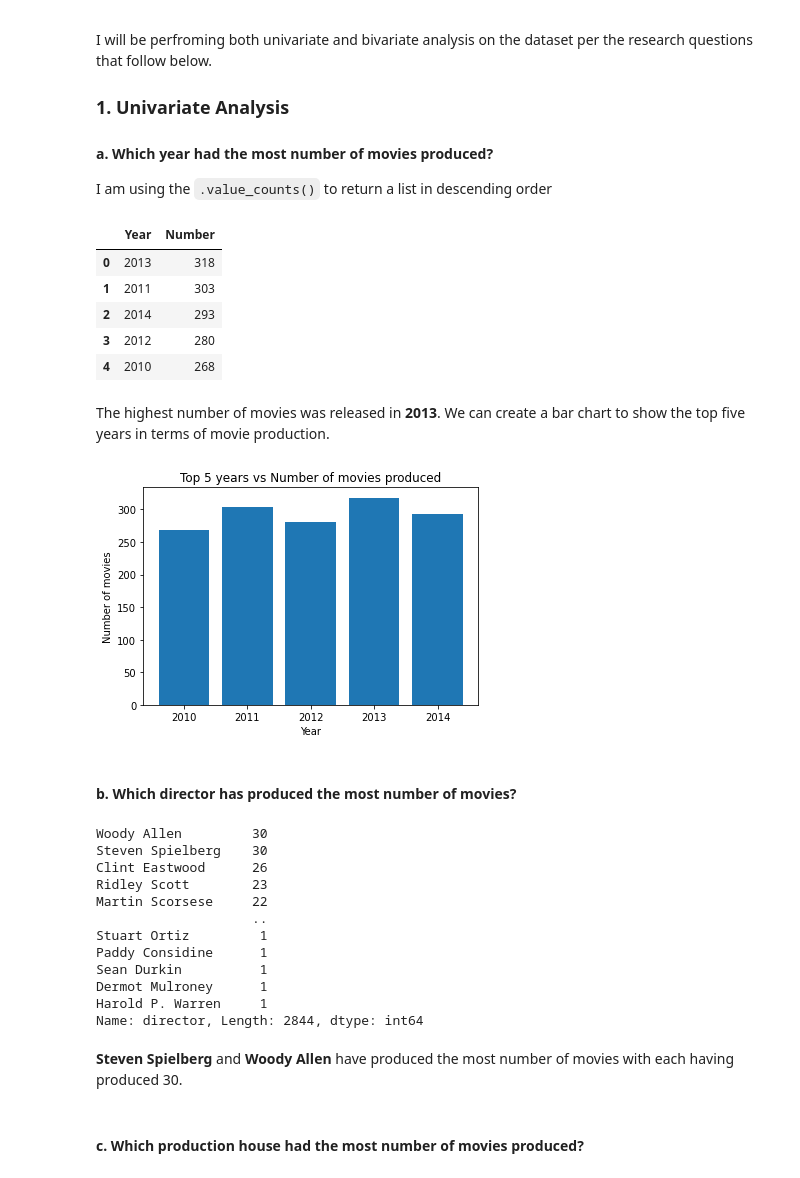
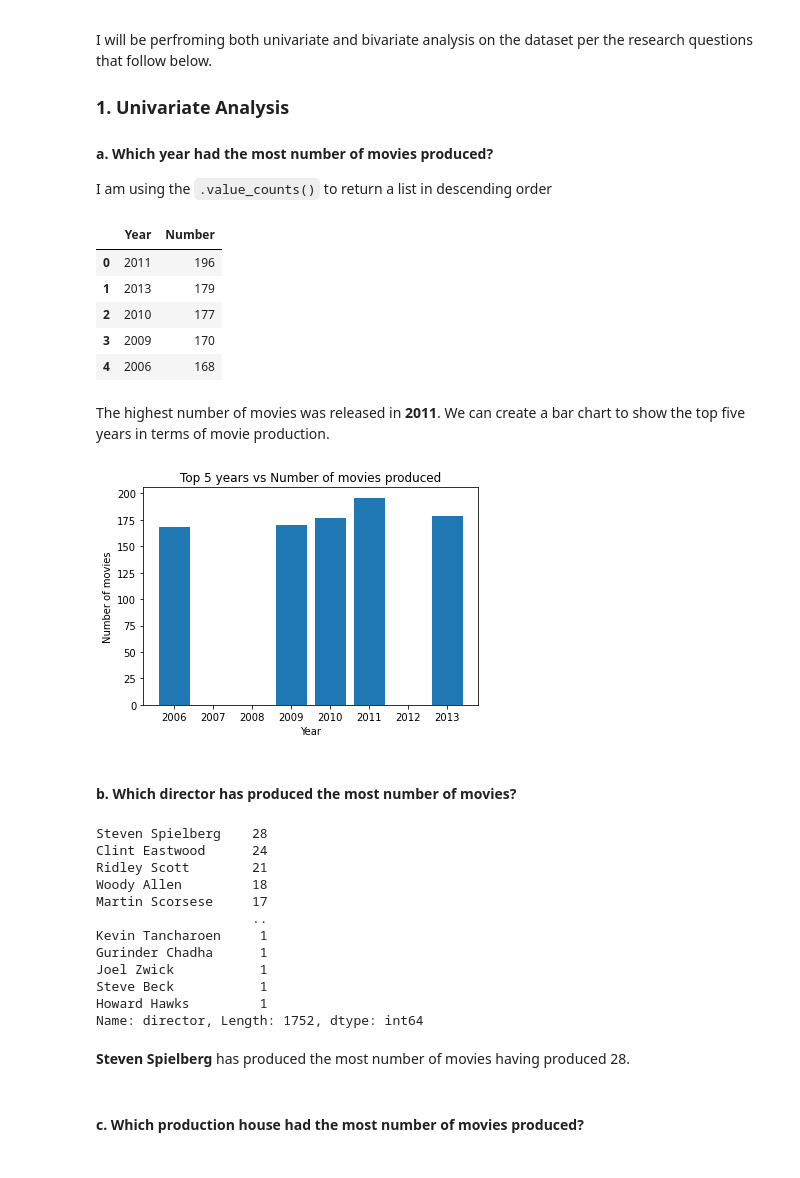
Before and after one commit to fayeee-e/TMDB-Movie-Analysis, a Jupyter notebook: investigate-a-dataset.ipynb, the cells around one changed output. Drawn from its saved outputs; the diff is of its cells as text; code cells hidden in the pictures.

```diff
--- a/investigate-a-dataset.ipynb
+++ b/investigate-a-dataset.ipynb
@@ -188,6 +208,6 @@ Index(['popularity', 'budget', 'revenue', 'original_title', 'cast', 'director',
 From our basic summary statistic, the columns `budget` and `revenue` had zero values that could be brought about by various reasons like wrong data entry or the information not existing. For eligibility purpose, I will drop all the zero observations.
 # %%
 #droping zero values in budget and revenue columns and checking the shape of our trimmed dataset
-df.drop(df[(df['budget']==0) & (df['revenue']==0)].index, inplace=True)
+df.drop(df[(df['budget']==0) | (df['revenue']==0)].index, inplace=True)
 df.shape
 # %% [output]
@@ -233,22 +253,23 @@ year_most = pd.DataFrame(year_most).reset_index().rename(columns={'index':'Year'
 year_most.head()
 # %% [output]
 |  | Year | Number |
-| 0 | 2013 | 318 |
-| 1 | 2011 | 303 |
-| 2 | 2014 | 293 |
-| 3 | 2012 | 280 |
-| 4 | 2010 | 268 |
+| 0 | 2011 | 196 |
+| 1 | 2013 | 179 |
+| 2 | 2010 | 177 |
+| 3 | 2009 | 170 |
+| 4 | 2006 | 168 |
 # %% [markdown]
-The highest number of movies was released in **2013**. We can create a bar chart to show the top five years in terms of movie production.
+The highest number of movies was released in **2011**. We can create a bar chart to show the top five years in terms of movie production.
 # %%
-plt_data = year_most.head()
+#plt_data = year_most.head()
+plt_data = year_most.sort_values('Number', ascending=False).head()
 plt.bar(plt_data['Year'],plt_data['Number'])
 plt.title('Top 5 years vs Number of movies produced')
 plt.ylabel('Number of movies')
 plt.xlabel('Year')
 plt.show()
 # %% [output]
-[figure, old version]
+[figure, new version]
 # %% [markdown]
 #### b. Which director has produced the most number of movies?
 # %%
@@ -256,20 +277,20 @@ director_df = split_values('director')
 #director_df.shape
 director_df['director'].value_counts()
 # %% [output]
-Woody Allen         30
-Steven Spielberg    30
-Clint Eastwood      26
-Ridley Scott        23
-Martin Scorsese     22
+Steven Spielberg    28
+Clint Eastwood      24
+Ridley Scott        21
+Woody Allen         18
+Martin Scorsese     17
                     ..
-Stuart Ortiz         1
-Paddy Considine      1
-Sean Durkin          1
-Dermot Mulroney      1
-Harold P. Warren     1
-Name: director, Length: 2844, dtype: int64
+Kevin Tancharoen     1
+Gurinder Chadha      1
+Joel Zwick           1
+Steve Beck           1
+Howard Hawks         1
+Name: director, Length: 1752, dtype: int64
 # %% [markdown]
-**Steven Spielberg** and **Woody Allen** have produced the most number of movies with each having produced 30.
+**Steven Spielberg** has produced the most number of movies having produced 28.
 # %% [markdown]
 #### c. Which production house had the most number of movies produced?
 # %%
```
Also changed, not shown: parts of 35 cells of this notebook, 2 other files.
